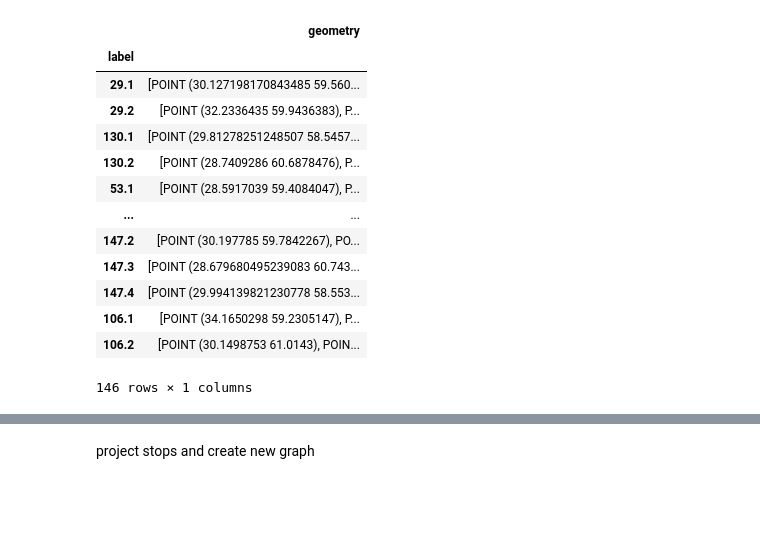
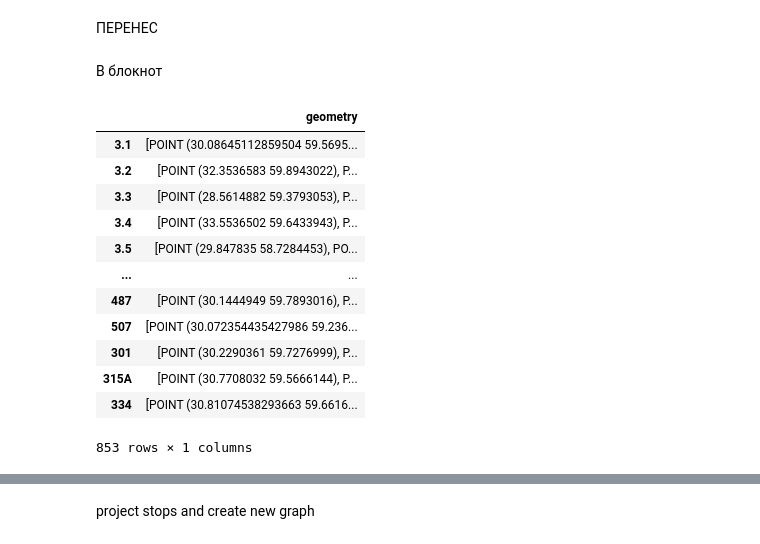
Before and after one commit to DDonnyy/dongraphio, a Jupyter notebook: src/dongraphio/hamilton_graph/test.ipynb, the cells around one changed output, grey strips where cells are left out. Drawn from its saved outputs; the diff is of its cells as text; code cells hidden in the pictures; blank space fills up the shorter version.

```diff
--- a/src/dongraphio/hamilton_graph/test.ipynb
+++ b/src/dongraphio/hamilton_graph/test.ipynb
@@ -79,14 +40,19 @@ unique_routes
+# %% [markdown]
+ПЕРЕНЕС
 # %%
 from sklearn.cluster import KMeans
 from sklearn.metrics import silhouette_score
-from shapely import Point
 import numpy as np
+from shapely import distance, Point
 
 
 def clusterize(loc) -> pd.DataFrame:
     data = np.array([[p.x, p.y] for p in loc["geometry"]])
-    noise = np.array([31.212390, 58.611219])
-    data = np.append(data, [noise], axis=0)
+    noise = np.array(
+        [[31.21239, 58.61124], [31.22239, 58.62161], [31.23239, 58.61171], [31.24239, 58.62129], [31.23239, 58.64131],
+        [32.92133, 59.02899], [32.94933, 59.06599], [32.93943, 59.03599], [32.92733, 59.08999], [32.92333, 59.00599],
+         [35.58878, 59.48945], [35.58933, 59.48359], [35.58643, 59.489759], [35.58879, 59.48688], [35.58869, 59.485749]])
+    data = np.append(data, noise, axis=0)
 
     best_silhouette = -1
     best_labels = None
@@ -101,44 +67,48 @@ def clusterize(loc) -> pd.DataFrame:
             best_silhouette = silhouette
             best_labels = labels
 
-    data = data[:-1]
+    data = data[:-15]
     if best_labels is not None:
-        best_labels = best_labels[:-1]
-
-    if best_silhouette < 0.93:
+        best_labels = best_labels[:-15]
+    else:
         best_labels = [0 for _ in range(0, len(data))]
+    # print("СИЛУЕТ:  "+str(best_silhouette))
+    # if best_silhouette < 0.9:
+    #     best_labels = [0 for _ in range(0, len(data))]
     data = pd.DataFrame({
         'label': best_labels,
         'geometry': [Point(p[0], p[1]) for p in data]
     })
     grouped_data = data.groupby('label')['geometry'].apply(list)
-    grouped_data = pd.DataFrame(grouped_data)
+    grouped_data = pd.DataFrame(grouped_data).reset_index(drop=True)
     grouped_data.index = grouped_data.index + 1
     return grouped_data
+# %% [markdown]
+В блокнот
 # %%
+from shapely import distance, Point
+
 devided_routes = pd.DataFrame()
-basic_routes = pd.DataFrame()
 for index, row in tqdm(unique_routes.iterrows(), total=unique_routes.shape[0]):
     clusterized = clusterize(row)
     if clusterized.shape[0] > 1:
         clusterized.index = index + "." + clusterized.index.astype(str)
         devided_routes = pd.concat([devided_routes, clusterized])
     else:
         clusterized.index = [index]
-        basic_routes = pd.concat([basic_routes, clusterized])
+        devided_routes = pd.concat([devided_routes, clusterized])
 devided_routes
 # %% [output]
 |  | geometry |
-| label |  |
-| 29.1 | [POINT (30.127198170843485 59.560... |
-| 29.2 | [POINT (32.2336435 59.9436383), P... |
-| 130.1 | [POINT (29.81278251248507 58.5457... |
-| 130.2 | [POINT (28.7409286 60.6878476), P... |
-| 53.1 | [POINT (28.5917039 59.4084047), P... |
+| 3.1 | [POINT (30.08645112859504 59.5695... |
+| 3.2 | [POINT (32.3536583 59.8943022), P... |
+| 3.3 | [POINT (28.5614882 59.3793053), P... |
+| 3.4 | [POINT (33.5536502 59.6433943), P... |
+| 3.5 | [POINT (29.847835 58.7284453), PO... |
 | ... | ... |
-| 147.2 | [POINT (30.197785 59.7842267), PO... |
-| 147.3 | [POINT (28.679680495239083 60.743... |
-| 147.4 | [POINT (29.994139821230778 58.553... |
-| 106.1 | [POINT (34.1650298 59.2305147), P... |
-| 106.2 | [POINT (30.1498753 61.0143), POIN... |
+| 487 | [POINT (30.1444949 59.7893016), P... |
+| 507 | [POINT (30.072354435427986 59.236... |
+| 301 | [POINT (30.2290361 59.7276999), P... |
+| 315А | [POINT (30.7708032 59.5666144), P... |
+| 334 | [POINT (30.81074538293663 59.6616... |
-146 rows × 1 columns
+853 rows × 1 columns
```
Also changed, not shown: parts of 45 cells of this notebook, 7 other files.
